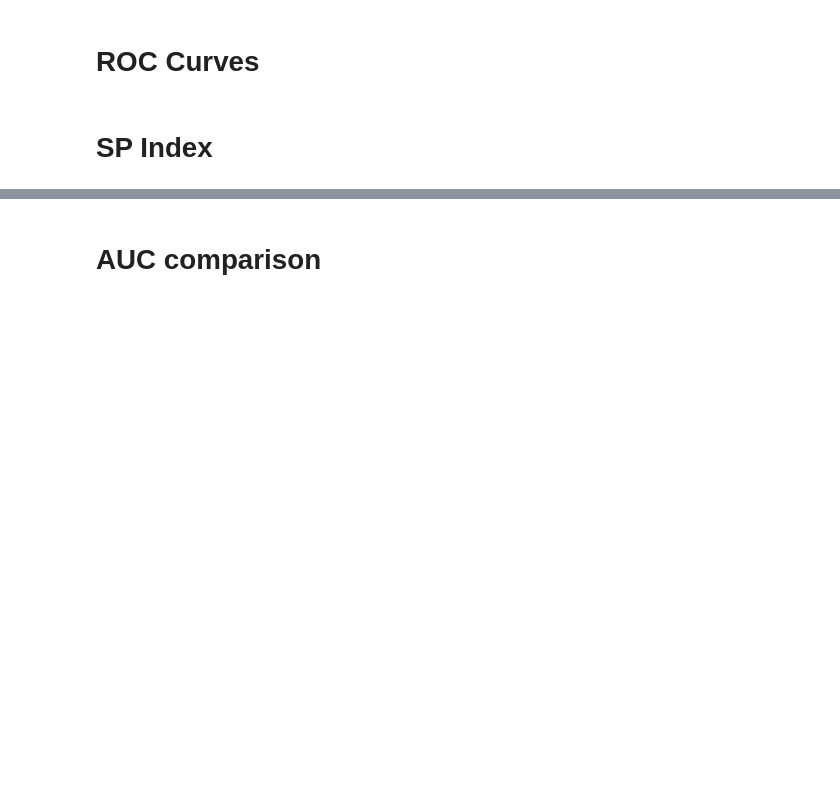
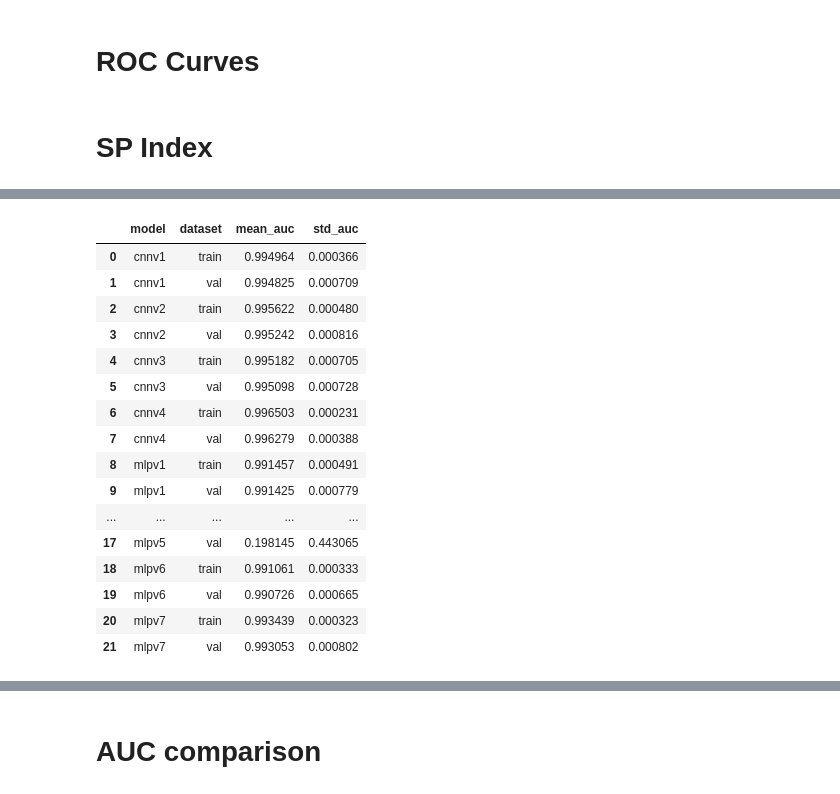
Before and after one commit to lucasbanunes/boosted-lorenzetti, a Jupyter notebook: compare_models.ipynb, the cells around one changed output, grey strips where cells are left out. Cells and saved outputs as stored; diff of their text form; code cells hidden in the pictures; blank space fills up the shorter version.

```diff
--- a/compare_models.ipynb
+++ b/compare_models.ipynb
@@ -170,0 +208,25 @@ for model_dir in models_dir.iterdir():
+# %%
+max_sp_stats = max_sps.groupby(['model', 'dataset']).agg(
+    mean_auc=('max_sp', 'mean'),
+    std_auc=('max_sp', 'std'),
+).reset_index()
+max_sp_stats.to_csv(models_dir / 'max_sp_stats.csv')
+max_sp_stats
+# %% [output]
+|  | model | dataset | mean_auc | std_auc |
+| 0 | cnnv1 | train | 0.994964 | 0.000366 |
+| 1 | cnnv1 | val | 0.994825 | 0.000709 |
+| 2 | cnnv2 | train | 0.995622 | 0.000480 |
+| 3 | cnnv2 | val | 0.995242 | 0.000816 |
+| 4 | cnnv3 | train | 0.995182 | 0.000705 |
+| 5 | cnnv3 | val | 0.995098 | 0.000728 |
+| 6 | cnnv4 | train | 0.996503 | 0.000231 |
+| 7 | cnnv4 | val | 0.996279 | 0.000388 |
+| 8 | mlpv1 | train | 0.991457 | 0.000491 |
+| 9 | mlpv1 | val | 0.991425 | 0.000779 |
+| ... | ... | ... | ... | ... |
+| 17 | mlpv5 | val | 0.198145 | 0.443065 |
+| 18 | mlpv6 | train | 0.991061 | 0.000333 |
+| 19 | mlpv6 | val | 0.990726 | 0.000665 |
+| 20 | mlpv7 | train | 0.993439 | 0.000323 |
+| 21 | mlpv7 | val | 0.993053 | 0.000802 |
```
Also changed, not shown: parts of 6 cells of this notebook, 2 other files.
